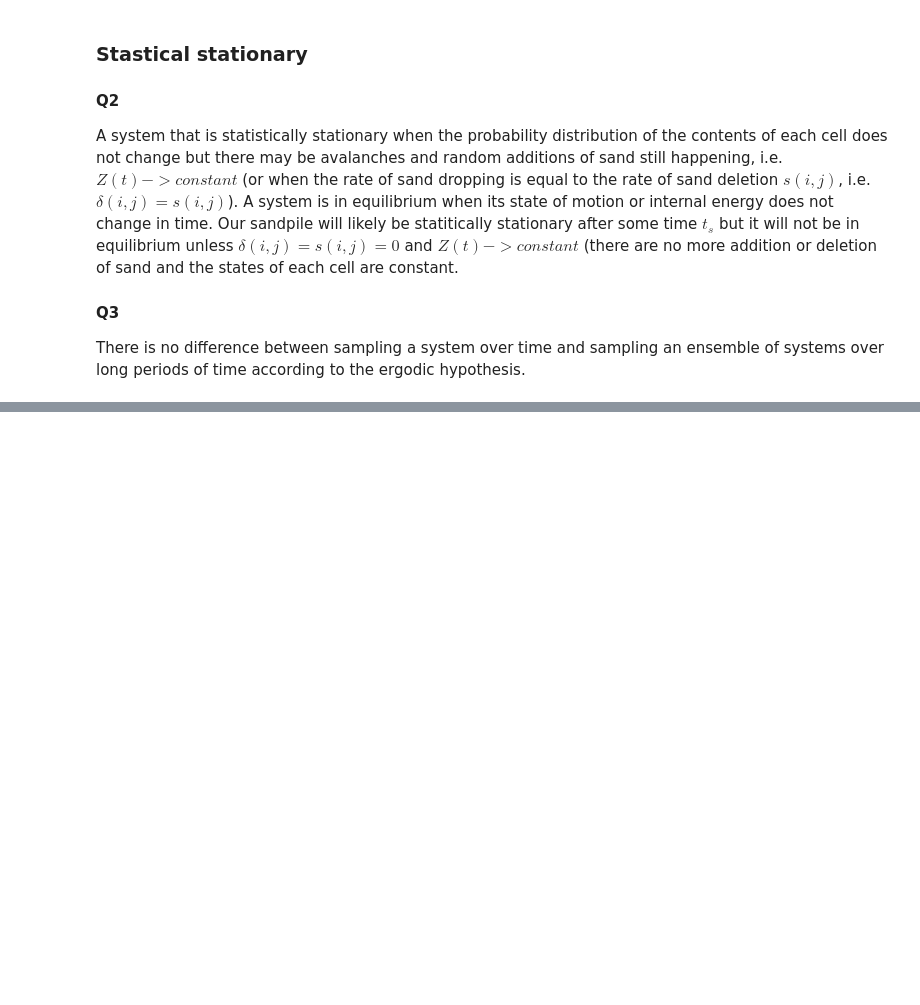
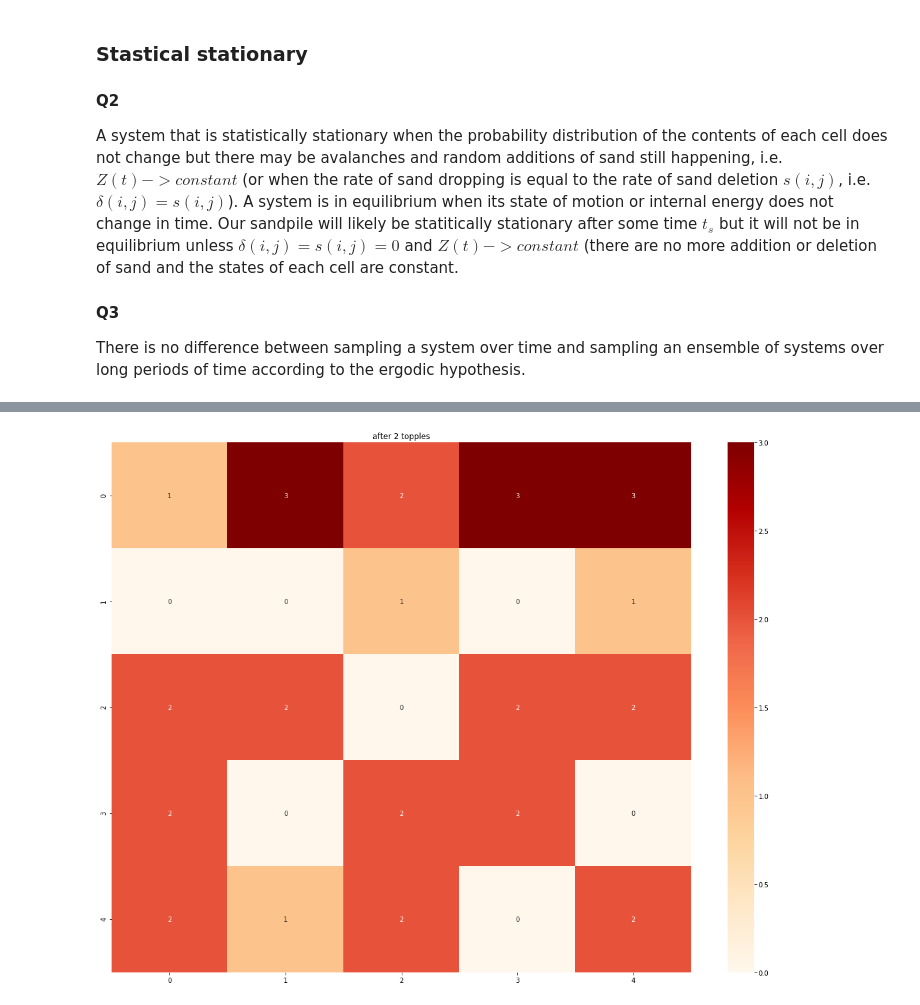
Before and after one commit to AngieTanesha/complex, a Jupyter notebook: Complex Systems.ipynb, the cells around one changed output, grey strips where cells are left out. Drawn from its saved outputs; the diff is of its cells as text; code cells hidden in the pictures; blank space fills up the shorter version.

```diff
--- a/Complex Systems.ipynb
+++ b/Complex Systems.ipynb
@@ -125,0 +128,31 @@ fig.savefig(f"after_{size}_{sand.topples}.png")
+# %%
+# Stopping debug
+%run sandpile.py
+size = 5
+sand = SandPile(size,size)
+
+
+# Plot initial
+
+# ax = sns.heatmap(sand.grid, cmap = "OrRd", vmax=max_sand)
+# ax.set_title("initial sandpile")
+# fig = ax.get_figure()
+# fig.savefig(f"initial_{str(size)}.png")
+
+sand.avalanche(1)
+print(f"\ngrid final")
+print(f"{sand.grid}")
+
+max_sand = np.max(sand.grid)
+sand.area = np.array(sand.area)
+initial = np.array(sand.area[0])
+
+sand.length = abs(sand.area[:,0] - initial[0]) + abs(sand.area[:,1] - initial[1])
+#print(sand.length)
+
+
+print(f"\nthere are {sand.topples} toppling events")
+print(f"from which we lost {sand.loss} grains of sand")
+print(f"from sand.area, {len(sand.area)} unique sites were toppled")
+print(f"the furthest topple happened {max(sand.length)} units away")
+print(f"{sand.time} units of time has elapsed")
@@ -125,0 +172,10 @@ fig.savefig(f"after_{size}_{sand.topples}.png")
+# %%
+from matplotlib import pyplot
+
+pyplot.figure(figsize=(20, 15))
+ax = sns.heatmap(sand.grid, annot=True, cmap = "OrRd", vmax=max_sand)
+ax.set_title(f"after {sand.topples} topples")
+fig = ax.get_figure()
+fig.savefig(f"after_size_{size}_topp_{sand.topples}.png")
+# %% [output]
+[figure, added]
```
Also changed, not shown: parts of 4 cells of this notebook, 57 other files.
